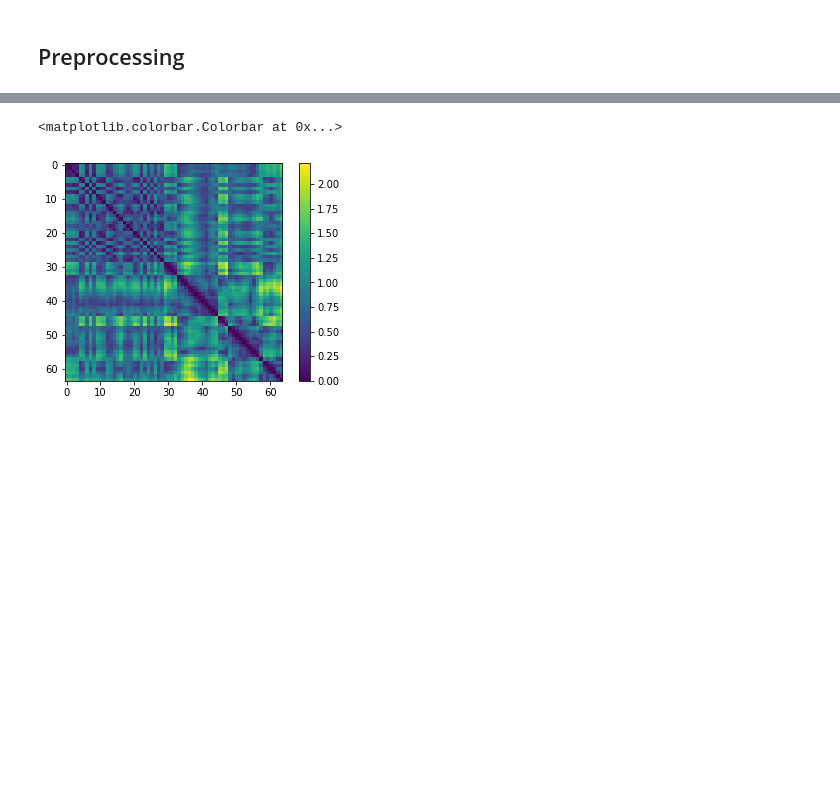
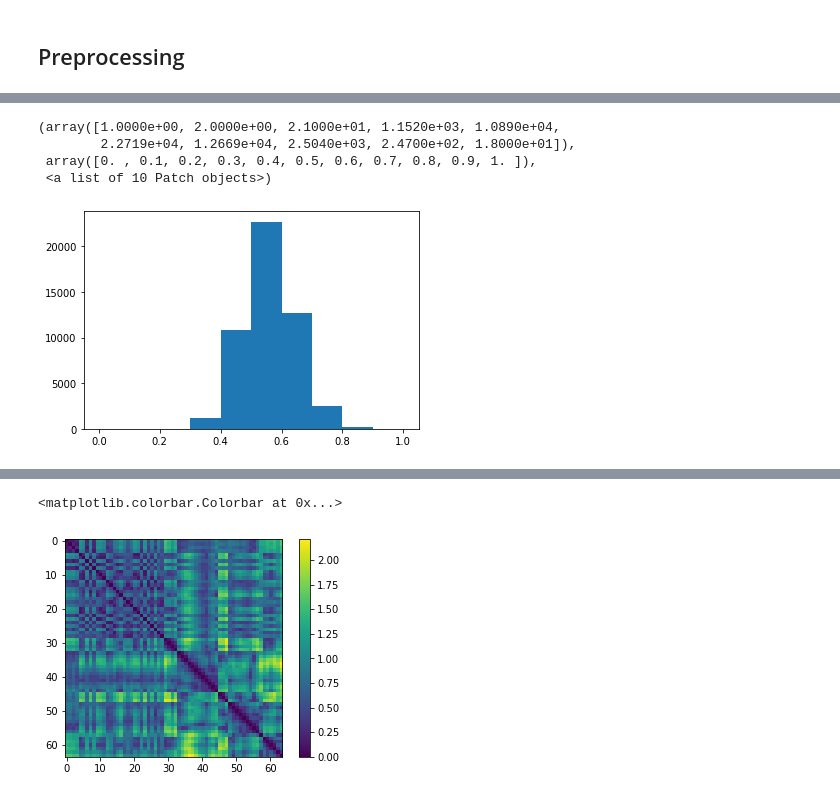
Before and after one commit to shahashka/ml-fragment, a Jupyter notebook: run_notebook.ipynb, the cells around one changed output, grey strips where cells are left out. Drawn from its saved outputs; the diff is of its cells as text; code cells hidden in the pictures; blank space fills up the shorter version.

```diff
--- a/run_notebook.ipynb
+++ b/run_notebook.ipynb
@@ -341,0 +468,8 @@ def maker_w_strings(data):
+# %%
+plt.hist(docks)
+# %% [output]
+(array([1.0000e+00, 2.0000e+00, 2.1000e+01, 1.1520e+03, 1.0890e+04,
+        2.2719e+04, 1.2669e+04, 2.5040e+03, 2.4700e+02, 1.8000e+01]),
+ array([0. , 0.1, 0.2, 0.3, 0.4, 0.5, 0.6, 0.7, 0.8, 0.9, 1. ]),
+ <a list of 10 Patch objects>)
+[figure, added]
```
Also changed, not shown: parts of 19 cells of this notebook, 2 other files.
